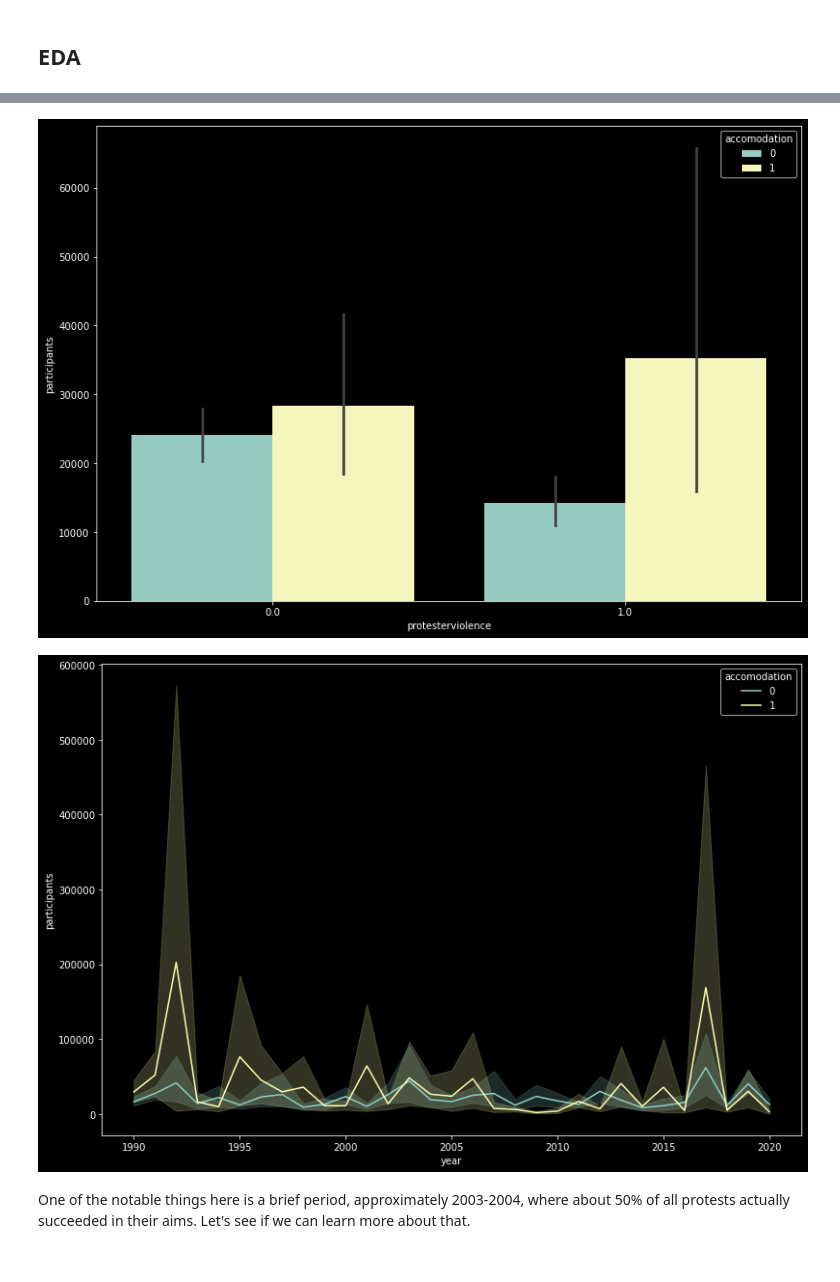
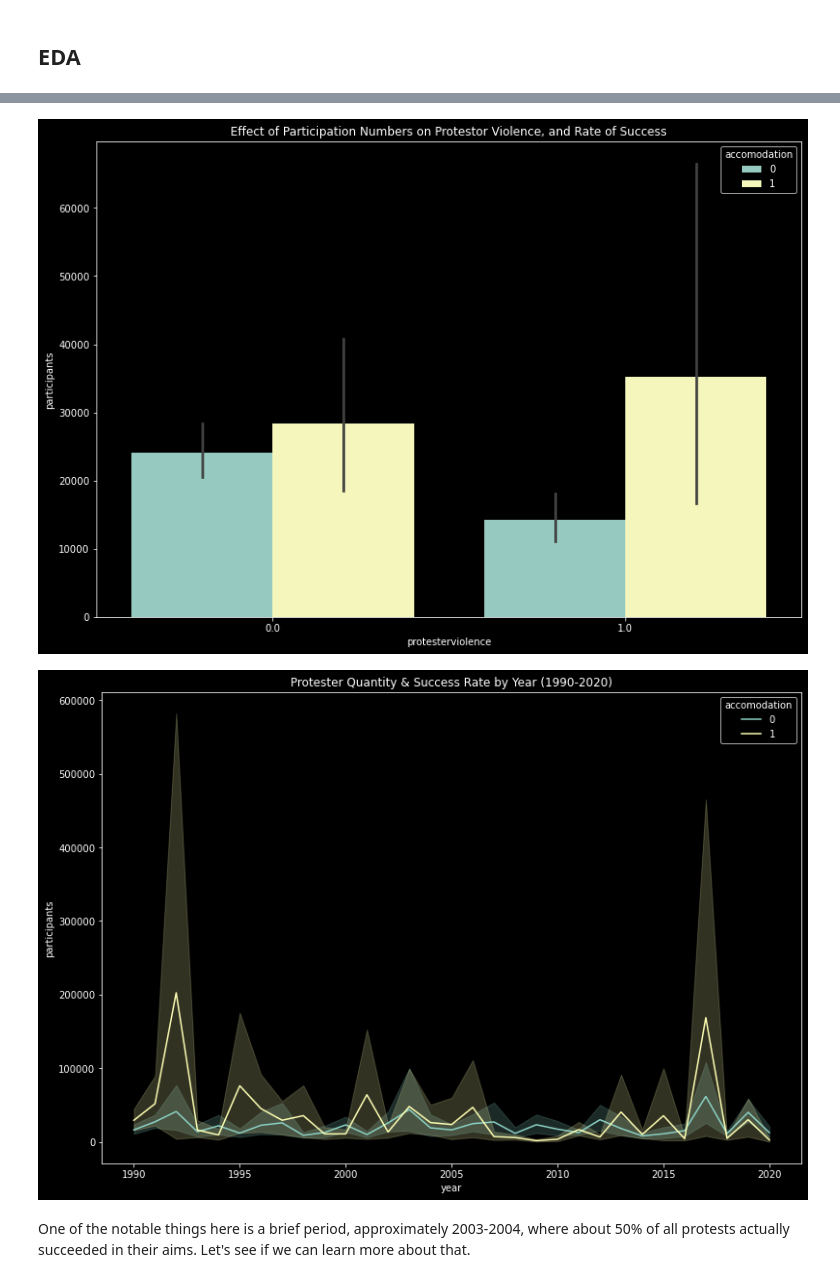
Before and after one commit to justhow/hear-us, a Jupyter notebook: project_5_master.ipynb, the cells around one changed output, grey strips where cells are left out. Drawn from its saved outputs; the diff is of its cells as text; code cells hidden in the pictures.

```diff
--- a/project_5_master.ipynb
+++ b/project_5_master.ipynb
@@ -636,17 +669,19 @@ sns.lineplot('protesterviolence', 'participants', hue='accomodation',
 # %%
 # same plot, different way
 fig, ax = plt.subplots(figsize=(13,9))
 
+plt.title("Effect of Participation Numbers on Protestor Violence, and Rate of Success")
 
 sns.barplot('protesterviolence', 'participants', hue='accomodation',
              ax=ax,
              data=df);
 # %% [output]
-[figure, old version]
+[figure, new version]
 # %%
 # J's plot overview of no. protests by year, participant count, and success/not
 fig, ax = plt.subplots(figsize=(13,9))
 
+plt.title("Protester Quantity & Success Rate by Year (1990-2020)")
 
 sns.lineplot('year', 'participants', hue='accomodation',
              markers=['o','o'],
@@ -654,7 +689,7 @@ sns.lineplot('year', 'participants', hue='accomodation',
              ax=ax,
              data=df);
 # %% [output]
-[figure, old version]
+[figure, new version]
 # %% [markdown]
 One of the notable things here is a brief period, approximately 2003-2004, where about 50% of all protests actually succeeded in their aims.  Let's see if we can learn more about that.
 # %%
```
Also changed, not shown: parts of 48 cells of this notebook, 1 other file.
